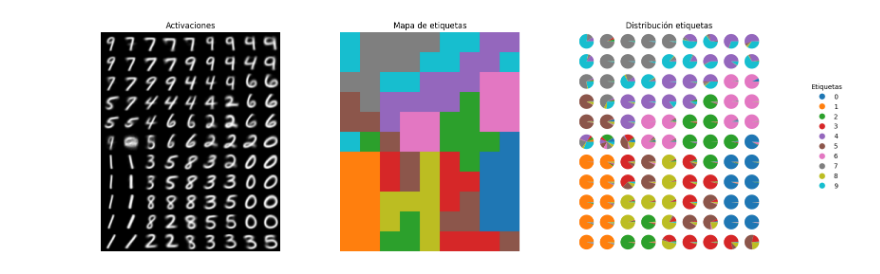
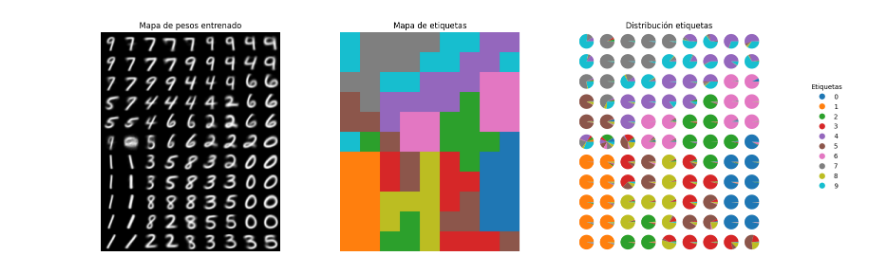
Before and after one commit to JaumeSanCol/TFG, a Jupyter notebook: notebooks/mnist.ipynb, the cells around one changed output. Drawn from its saved outputs; the diff is of its cells as text; code cells hidden in the pictures.

```diff
--- a/notebooks/mnist.ipynb
+++ b/notebooks/mnist.ipynb
@@ -120,10 +120,10 @@ label_names = np.unique(y)
 fig = plt.figure(figsize=(18, 6))
 outer = gridspec.GridSpec(1, 3, figure=fig, width_ratios=[1, 1, 1], wspace=0.3)
 
-# Activaciones
+# Pesos
 ax0 = fig.add_subplot(outer[0])
 ax0.imshow(grid, cmap='gray')
-ax0.set_title('Activaciones')
+ax0.set_title('Mapa de pesos entrenado')
 ax0.axis('off')
 
 #  Mapa de etiquetas
@@ -136,31 +136,31 @@ ax1.axis('off')
 inner = gridspec.GridSpecFromSubplotSpec(m, n, subplot_spec=outer[2], wspace=0.1, hspace=0.1)
 for (i, j), lbls in label_map.items():
     ax = fig.add_subplot(inner[i, j], aspect=1)
     fracs = [lbls.count(l) for l in label_names]
     ax.pie(fracs, colors=plt.cm.tab10.colors, radius=1)
     ax.set_xticks([])
     ax.set_yticks([])
 
 # Título general para la tercera columna
 ax2 = fig.add_subplot(outer[2])
 ax2.set_title('Distribución etiquetas')
 ax2.axis('off')
 
 # Añadir leyenda vertical al lado derecho
 # Crear manejadores para cada etiqueta y color
 from matplotlib.lines import Line2D
 colors = plt.cm.tab10.colors
 legend_handles = [Line2D([0], [0], marker='o', color='w', label=str(label),
                             markerfacecolor=colors[idx % len(colors)], markersize=10)
                     for idx, label in enumerate(label_names)]
 # Posicionar la leyenda fuera del gráfico principal
 fig.legend(handles=legend_handles,
             loc='center right',
             title='Etiquetas',
             frameon=False)
 
 plt.tight_layout(rect=[0, 0, 0.95, 1])  # dejar espacio para la leyenda
 plt.savefig('img/mnist_visualización.png', dpi=300)
 plt.show()
 # %% [output]
-[figure, old version]
+[figure, new version]
```
Also changed, not shown: parts of 1 cell of this notebook, 26 other files.
